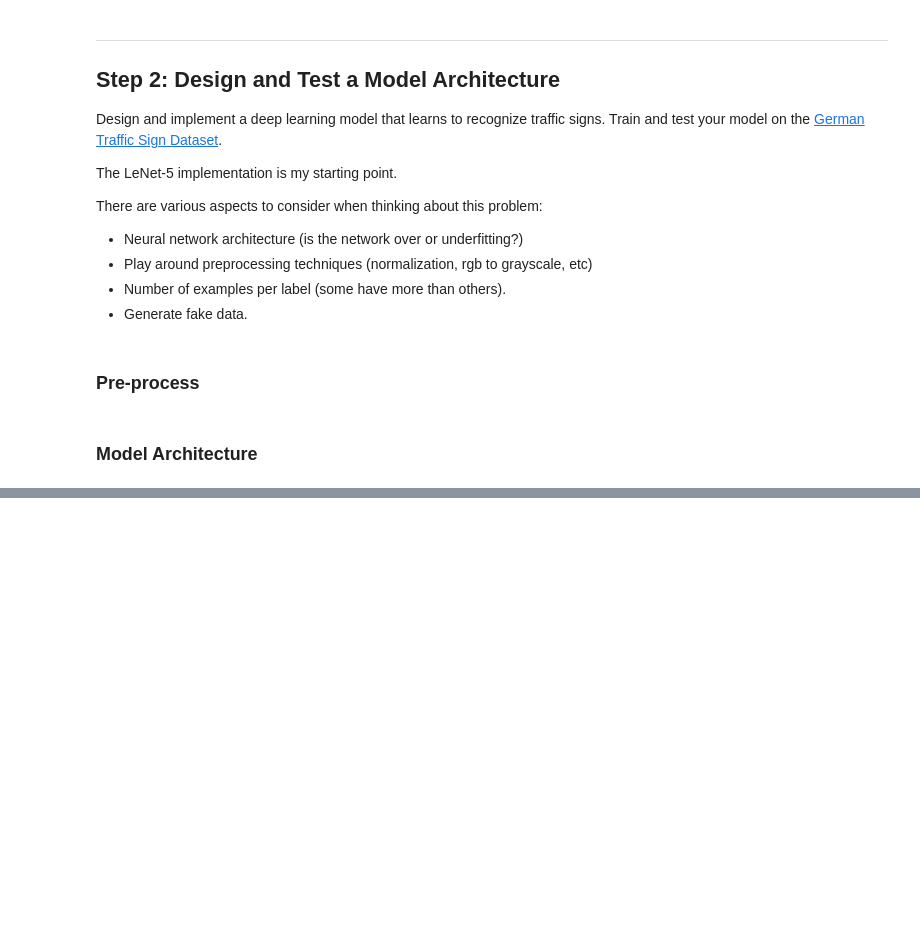
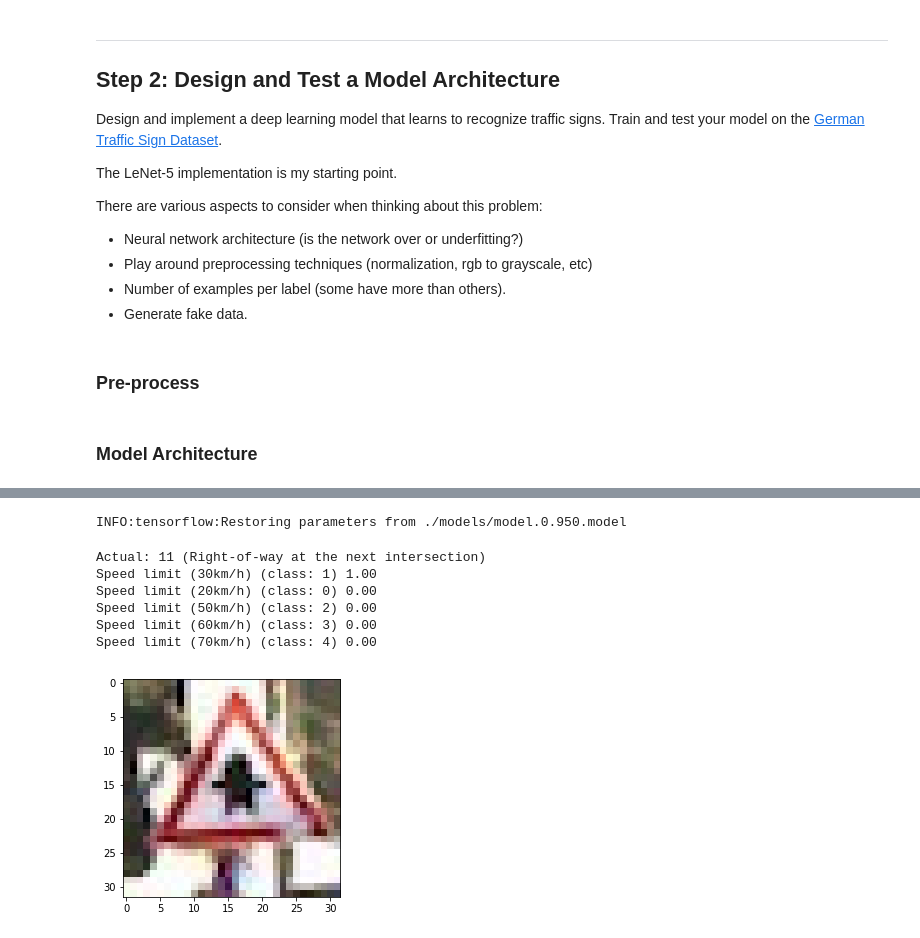
Before and after one commit to jamesfulford/traffic-sign-classifier, a Jupyter notebook: Traffic_Sign_Classifier.ipynb, the cells around one changed output, grey strips where cells are left out. Drawn from its saved outputs; the diff is of its cells as text; code cells hidden in the pictures; blank space fills up the shorter version.

```diff
--- a/Traffic_Sign_Classifier.ipynb
+++ b/Traffic_Sign_Classifier.ipynb
@@ -178,8 +291,8 @@ initial_shape = (32, 32, 3)
 x = tf.placeholder(tf.float32, (None, *initial_shape))
 y = tf.placeholder(tf.int32, (None))
 one_hot_y = tf.one_hot(y, n_classes)
-
-logits = Model(x, initial_shape)
+keep_prob = tf.placeholder(tf.float32)
+logits = Model(x, keep_prob, initial_shape, n_classes=n_classes)
 
 cross_entropy = tf.nn.softmax_cross_entropy_with_logits(labels=one_hot_y, logits=logits)
 loss_operation = tf.reduce_mean(cross_entropy)
@@ -190,13 +303,15 @@ correct_prediction = tf.equal(tf.argmax(logits, 1), tf.argmax(one_hot_y, 1))
 accuracy_operation = tf.reduce_mean(tf.cast(correct_prediction, tf.float32))
 saver = tf.train.Saver()
 
-def evaluate(X_data, y_data, batch_size=128):
+def evaluate(X_data, y_data, kp, batch_size=128):
     """Run inside a session"""
     num_examples = len(X_data)
     total_accuracy = 0
     sess = tf.get_default_session()
     for offset in range(0, num_examples, batch_size):
         batch_x, batch_y = X_data[offset:offset + batch_size], y_data[offset:offset + batch_size]
-        accuracy = sess.run(accuracy_operation, feed_dict={x: batch_x, y: batch_y})
+        accuracy = sess.run(accuracy_operation, feed_dict={x: batch_x, y: batch_y, keep_prob: kp})
         total_accuracy += (accuracy * len(batch_x))
     return total_accuracy / num_examples
+
+print("Ready.")
@@ -350,0 +393,42 @@ def outputFeatureMap(image_input, tf_activation, activation_min=-1, activation_m
+# %%
+from matplotlib import image as mpimg
+from glob import glob
+
+image_files = sorted(glob("./sample_images/*"))
+images = list(map(mpimg.imread, image_files))
+
+soft = tf.nn.softmax(logits)
+top_k = tf.nn.top_k(soft, 5)
+
+top_k_value = None
+with tf.Session() as sess:
+    saver.restore(sess, "./models/model.0.950.model")  # manually selected
+    # `0.941` indicates 94.1% accuracy on the validation set
+
+    top_k_value = sess.run(
+        top_k,
+        feed_dict={x: images, keep_prob: 1.0}
+    )
+
+ranking_assuredness = top_k_value[0]
+ranking_indexes = top_k_value[1]
+
+correct = [11, 40, 39, 4, 21]  # obtained from downloaded csv with classifications
+
+def show_image(index):
+    plt.imshow(images[index])
+    print("Actual: {} ({})".format(correct[index], class_to_description[correct[index]]["SignName"]))
+    for (cls, assuredness) in zip(ranking_indexes[index], ranking_assuredness[index]):
+        print("{0} (class: {1}) {2:.2f} {3}".format(class_to_description[cls]["SignName"], cls, assuredness, "(correct)" if correct[index] == cls else ""))
+# %% [output]
+INFO:tensorflow:Restoring parameters from ./models/model.0.950.model
+# %%
+show_image(0)
+# %% [output]
+Actual: 11 (Right-of-way at the next intersection)
+Speed limit (30km/h) (class: 1) 1.00
+Speed limit (20km/h) (class: 0) 0.00
+Speed limit (50km/h) (class: 2) 0.00
+Speed limit (60km/h) (class: 3) 0.00
+Speed limit (70km/h) (class: 4) 0.00
+[figure, added]
```
Also changed, not shown: parts of 35 cells of this notebook, 5 other files.
